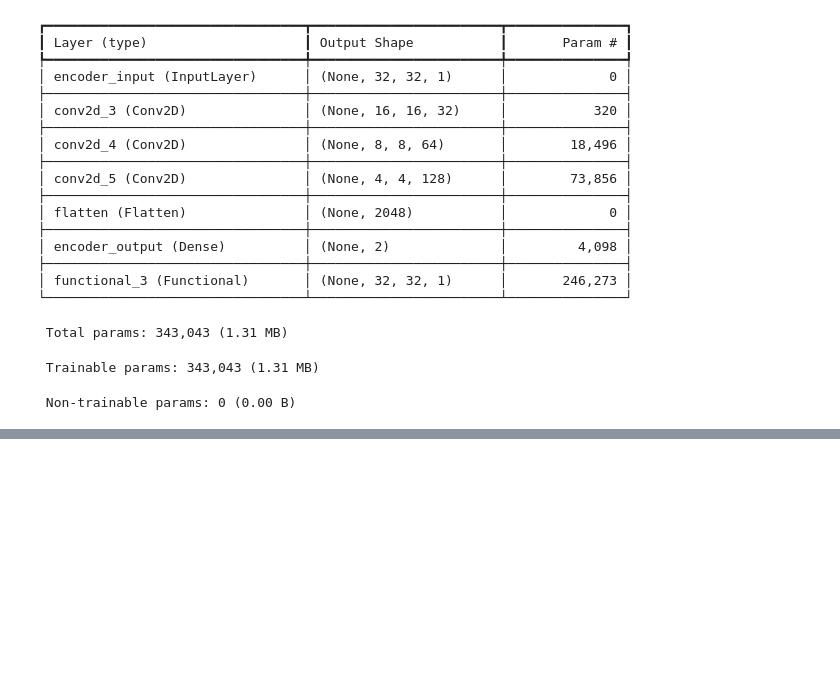
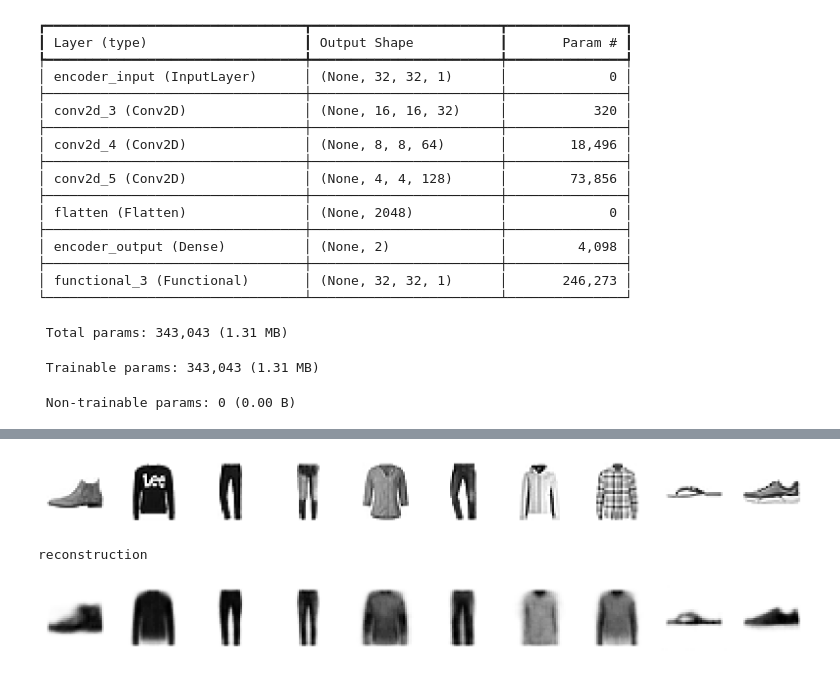
Before and after one commit to daemonX10/Generative-Deep-Learning, a Jupyter notebook: 01_Auto_encoder.ipynb, the cells around one changed output, grey strips where cells are left out. Drawn from its saved outputs; the diff is of its cells as text; code cells hidden in the pictures; blank space fills up the shorter version.

```diff
--- a/01_Auto_encoder.ipynb
+++ b/01_Auto_encoder.ipynb
@@ -231,3 +241,10 @@ decoder.save("./models/decoder")
 n_to_predict = 5000
 example_images = x_test[:n_to_predict]
 example_labels = y_test[:n_to_predict]
+# %%
+predications = autoencoder.predict(example_images)
+print("example real clothing items")
+display(example_images)
+print('reconstruction')
+display(predications)
+# %% [output]
@@ -233,0 +253,3 @@ example_labels = y_test[:n_to_predict]
+[figure, added]
+reconstruction
+[figure, added]
```
Also changed, not shown: parts of 9 cells of this notebook.
